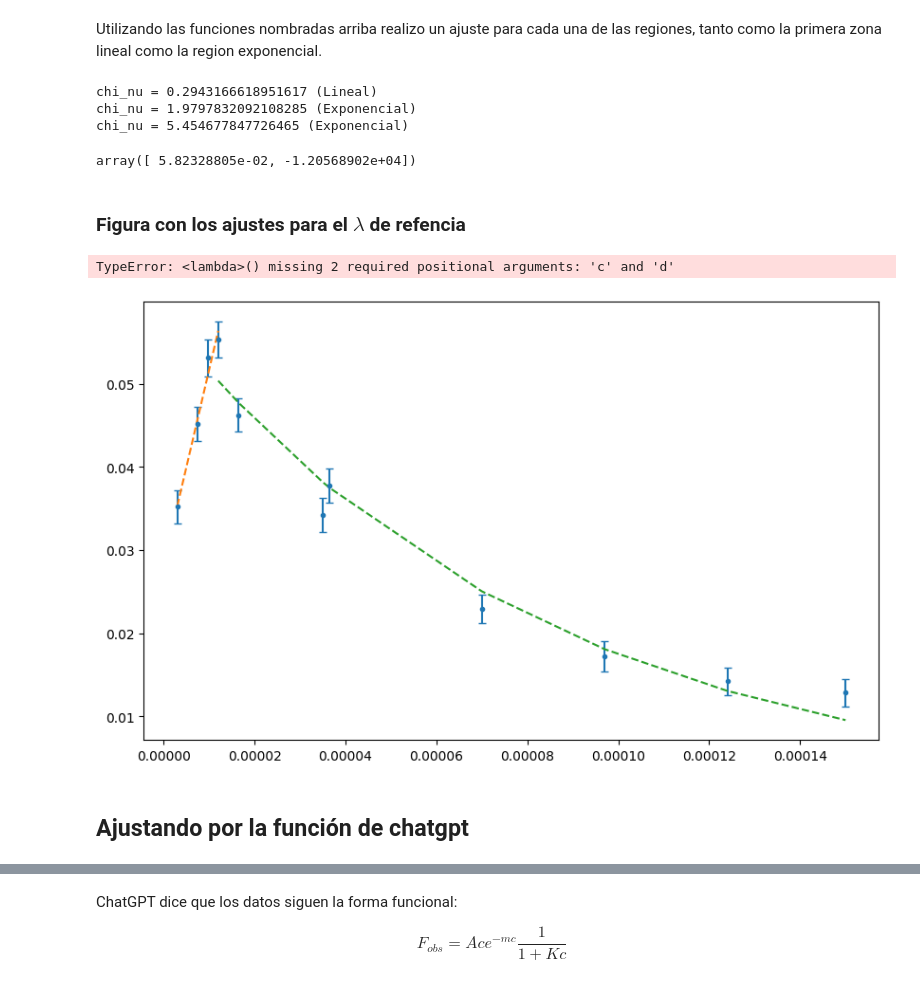
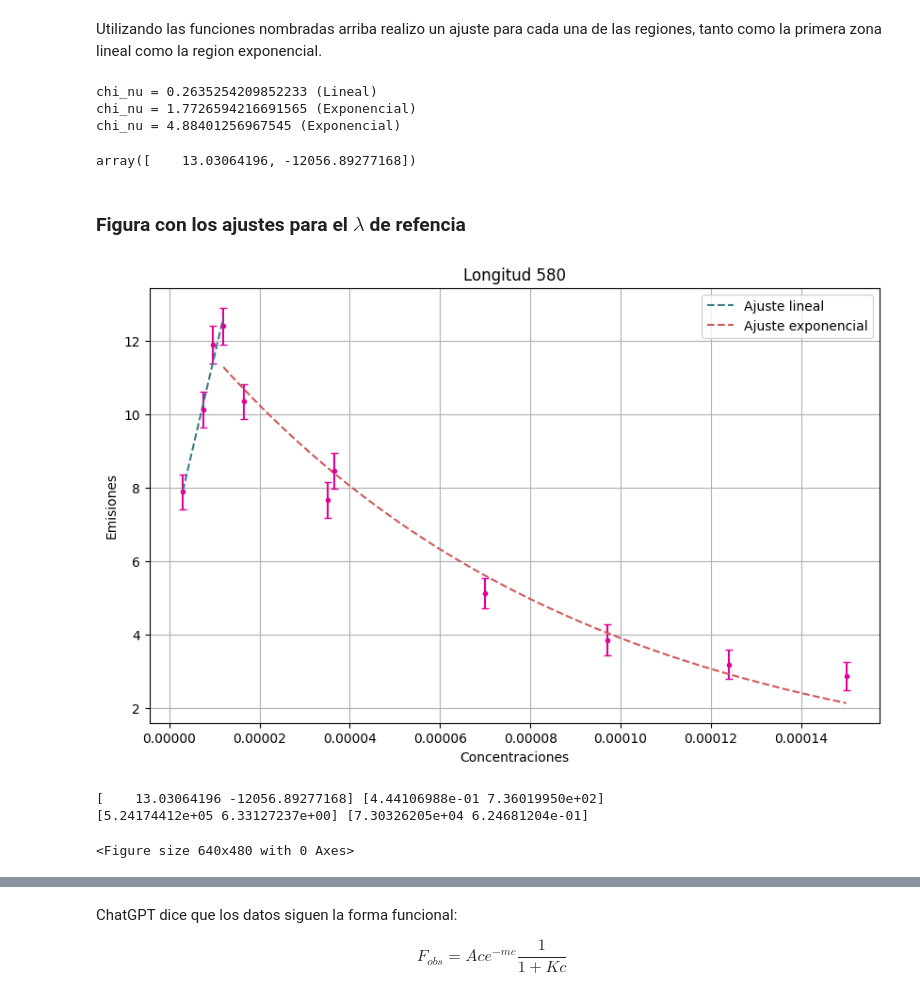
Before and after one commit to BernardoPironio/Espectrometria-difractiva, a Jupyter notebook: analisis_2.ipynb, the cells around one changed output, grey strips where cells are left out. Drawn from its saved outputs; the diff is of its cells as text; code cells hidden in the pictures.

Commit message:
algunos graficos para la charla

```diff
--- a/analisis_2.ipynb
+++ b/analisis_2.ipynb
@@ -283,40 +285,48 @@ Utilizando las funciones nombradas arriba realizo un ajuste para cada una de las
 # %%
 lineal = lambda X, a, b: a*X + b
 exp = lambda X, a, b: a*np.exp(X*b)
-hom = lambda X, a, b, c, d: a*X + b/(c*X + d)
+hom = lambda X, a, b: a*X + b/(X)
+
 
 p_lineal, pcov_lineal, p_exp, pcov_exp, p_hom, pcov_hom, indice_division = ajuste_2zonas(Concentracion_ord, Emision_ord, err_Emision_ord)
 p_exp
 # %% [output]
-chi_nu = 0.2943166618951617 (Lineal)
-chi_nu = 1.9797832092108285 (Exponencial)
-chi_nu = 5.454677847726465 (Exponencial)
+chi_nu = 0.2635254209852233 (Lineal)
+chi_nu = 1.7726594216691565 (Exponencial)
+chi_nu = 4.88401256967545 (Exponencial)
-array([ 5.82328805e-02, -1.20568902e+04])
+array([    13.03064196, -12056.89277168])
 # %% [markdown]
 ### Figura con los ajustes para el $\lambda$ de refencia
 # %%
 fig = plt.figure(figsize = (10, 6))
 
 plt.errorbar(Concentracion_ord, Emision_ord,
                 yerr = err_Emision_ord,
-                capsize = 3, fmt = '.')
+                capsize = 3, fmt = '.', color = '#E10098')
 
-plt.plot(Concentracion_ord[: indice_division + 1], lineal(Concentracion_ord[: indice_division + 1], *p_lineal),
-         linestyle = '--', label = 'Ajuste lineal')
+# Concentraciones lineal y exp (solo grafico)
+concentraciones_lineal = np.linspace(Concentracion_ord[: indice_division + 1][0], Concentracion_ord[: indice_division + 1][-1], 1000) #mol/L
+concentraciones_exponencial = np.linspace(Concentracion_ord[indice_division:][0], Concentracion_ord[indice_division:][-1], 1000) #mol/L
 
-plt.plot(Concentracion_ord[indice_division:], exp(Concentracion_ord[indice_division: ], *p_exp),
-         linestyle = '--', label = 'Ajuste exponencial')
+plt.plot(concentraciones_lineal, lineal(concentraciones_lineal, *p_lineal),
+         linestyle = '--', label = 'Ajuste lineal', color = "#357E88")
 
-plt.plot(Concentracion_ord[indice_division:], hom(Concentracion_ord[indice_division: ], *p_hom),
-         linestyle = '--', label = 'Ajuste homografico')
+plt.plot(concentraciones_exponencial, exp(concentraciones_exponencial, *p_exp),
+         linestyle = '--', label = 'Ajuste exponencial', color = "#CE5A5A")
+
+#plt.plot(Concentracion_ord[indice_division:], hom(Concentracion_ord[indice_division: ], *p_hom),
+#         linestyle = '--', label = 'Ajuste homografico')
 
 plt.title(f'Longitud {longitud_referencia}'), plt.xlabel('Concentraciones'), plt.ylabel('Emisiones')
 plt.grid(), plt.legend(loc = 'upper right')
 plt.show()
 
-print(p_lineal, p_exp)
+print(p_exp, np.diag(pcov_exp)**(1/2))
+print(p_lineal, np.diag(pcov_lineal)**(1/2))
+
+plt.savefig('Figura_charla/')
 # %% [output]
+[figure, new version]
-TypeError: <lambda>() missing 2 required positional arguments: 'c' and 'd'
+[    13.03064196 -12056.89277168] [4.44106988e-01 7.36019950e+02]
+[5.24174412e+05 6.33127237e+00] [7.30326205e+04 6.24681204e-01]
-[figure, old version]
+<Figure size 640x480 with 0 Axes>
-# %% [markdown]
-## Ajustando por la función de chatgpt
```
Also changed, not shown: parts of 9 cells of this notebook, 5 other files.
